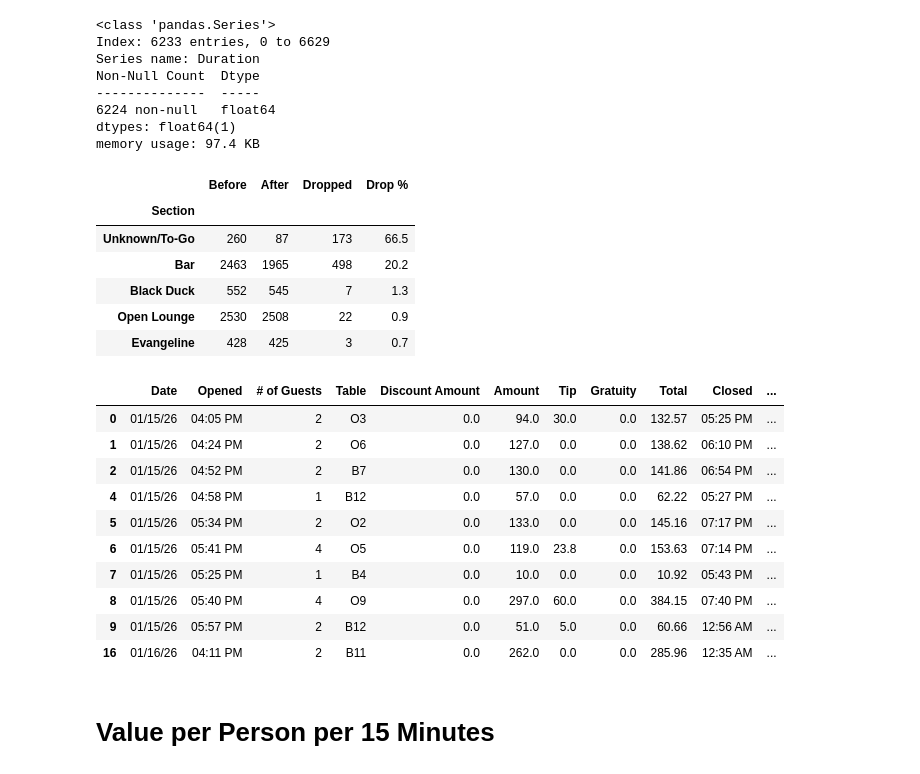
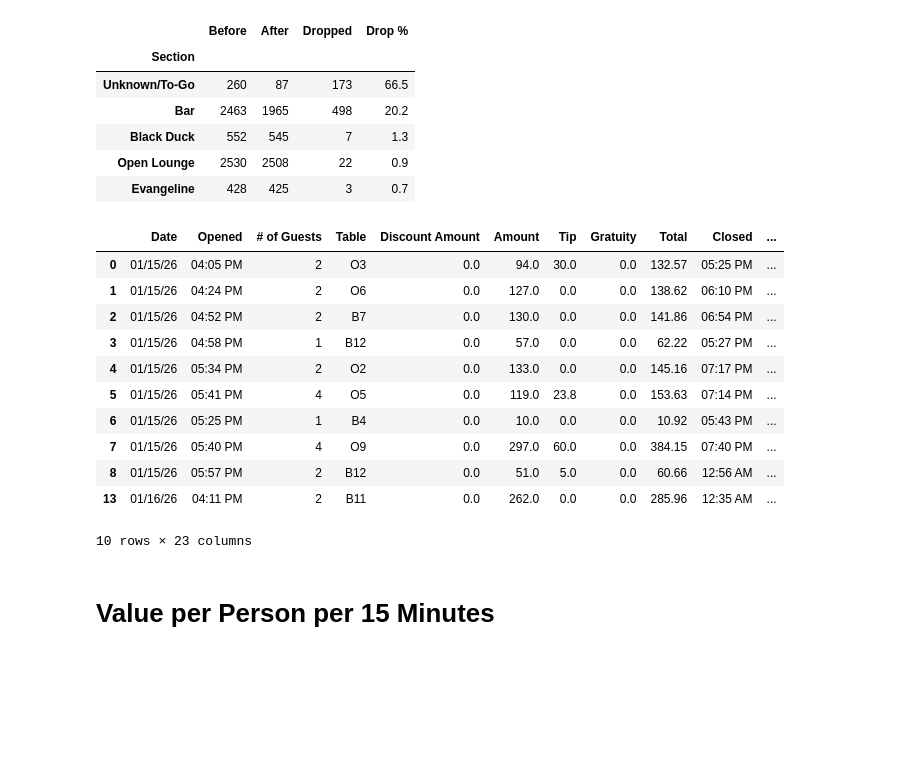
Before and after one commit to shaneap/artemis, a Jupyter notebook: test.ipynb, the cells around one changed output. Saved outputs shown, nothing was run; the diff lists cells and outputs as text; code cells hidden in the pictures; blank space fills up the shorter version.

```diff
--- a/test.ipynb
+++ b/test.ipynb
@@ -95,37 +78,16 @@ df['Section'] = df['Table'].map(get_section)
 # %%
-opened_dt = pd.to_datetime(df['Opened'], format='%m/%d/%y %I:%M %p')
-closed_dt = pd.to_datetime(df['Closed'], format='%m/%d/%y %I:%M %p')
-
-df.insert(0, 'Date', opened_dt.dt.strftime('%m/%d/%y'))
-
-# Use Toast's own Duration (Opened to Paid) rather than Closed - Opened: Closed frequently reflects
-# a late/batch POS close-out, not actual guest departure, which inflates the timestamp-diff version
-# (e.g. rows sitting open for hours or days). Duration (Opened to Paid) is a 'H:MM:SS' string.
-df['Duration'] = pd.to_timedelta(df['Duration (Opened to Paid)']).dt.total_seconds() / 60  # minutes
-df['Duration'].info()
-
+# Duration now comes from artemis.load_orders() -- it parses Toast's own
+# 'Duration (Opened to Paid)' rather than differencing Closed - Opened, since Closed frequently
+# reflects a late/batch POS close-out rather than actual guest departure.
+#
 # How much does the Duration >= 15min floor censor each section? Bar is walk-up/quick-turnover,
 # so this filter is expected to drop a disproportionate share of Bar rows -- worth knowing before
 # trusting any section's stats, especially Bar's (see the context-only summary at the end).
-pre_counts = df['Section'].value_counts()
-df = df[df['Duration'] >= 15]
-post_counts = df['Section'].value_counts()
-drop_summary = pd.DataFrame({
-    'Before': pre_counts,
-    'After': post_counts.reindex(pre_counts.index).fillna(0).astype(int),
-})
-drop_summary['Dropped'] = drop_summary['Before'] - drop_summary['After']
-drop_summary['Drop %'] = (100 * drop_summary['Dropped'] / drop_summary['Before']).round(1)
-drop_summary.sort_values('Drop %', ascending=False)
+# Unknown/To-Go loses two thirds of its rows here, which is exactly the revenue the Order_Type
+# split above now keeps visible.
+df, drop_summary = artemis.apply_duration_floor(df)
+drop_summary
 # %% [output]
-<class 'pandas.Series'>
-Index: 6233 entries, 0 to 6629
-Series name: Duration
-Non-Null Count  Dtype
---------------  -----
-6224 non-null   float64
-dtypes: float64(1)
-memory usage: 97.4 KB
 |  | Before | After | Dropped | Drop % |
 | Section |  |  |  |  |
 | Unknown/To-Go | 260 | 87 | 173 | 66.5 |
@@ -134,22 +96,27 @@ memory usage: 97.4 KB
 | Open Lounge | 2530 | 2508 | 22 | 0.9 |
 | Evangeline | 428 | 425 | 3 | 0.7 |
 # %%
-df['Opened'] = opened_dt.dt.strftime('%I:%M %p')
-df['Closed'] = closed_dt.dt.strftime('%I:%M %p')
+# Display-only formatting. Overwriting Opened/Closed with time-only strings is now safe:
+# the real timestamps live on in Opened_DT / Closed_DT / Paid_DT, and everything time-based
+# reads those instead.
+df.insert(0, 'Date', df['Opened_DT'].dt.strftime('%m/%d/%y'))
+df['Opened'] = df['Opened_DT'].dt.strftime('%I:%M %p')
+df['Closed'] = df['Closed_DT'].dt.strftime('%I:%M %p')
 
 df.head(10)
 # %% [output]
 |  | Date | Opened | # of Guests | Table | Discount Amount | Amount | Tip | Gratuity | Total | Closed | ... |
 | 0 | 01/15/26 | 04:05 PM | 2 | O3 | 0.0 | 94.0 | 30.0 | 0.0 | 132.57 | 05:25 PM | ... |
 | 1 | 01/15/26 | 04:24 PM | 2 | O6 | 0.0 | 127.0 | 0.0 | 0.0 | 138.62 | 06:10 PM | ... |
 | 2 | 01/15/26 | 04:52 PM | 2 | B7 | 0.0 | 130.0 | 0.0 | 0.0 | 141.86 | 06:54 PM | ... |
-| 4 | 01/15/26 | 04:58 PM | 1 | B12 | 0.0 | 57.0 | 0.0 | 0.0 | 62.22 | 05:27 PM | ... |
-| 5 | 01/15/26 | 05:34 PM | 2 | O2 | 0.0 | 133.0 | 0.0 | 0.0 | 145.16 | 07:17 PM | ... |
-| 6 | 01/15/26 | 05:41 PM | 4 | O5 | 0.0 | 119.0 | 23.8 | 0.0 | 153.63 | 07:14 PM | ... |
-| 7 | 01/15/26 | 05:25 PM | 1 | B4 | 0.0 | 10.0 | 0.0 | 0.0 | 10.92 | 05:43 PM | ... |
-| 8 | 01/15/26 | 05:40 PM | 4 | O9 | 0.0 | 297.0 | 60.0 | 0.0 | 384.15 | 07:40 PM | ... |
-| 9 | 01/15/26 | 05:57 PM | 2 | B12 | 0.0 | 51.0 | 5.0 | 0.0 | 60.66 | 12:56 AM | ... |
-| 16 | 01/16/26 | 04:11 PM | 2 | B11 | 0.0 | 262.0 | 0.0 | 0.0 | 285.96 | 12:35 AM | ... |
+| 3 | 01/15/26 | 04:58 PM | 1 | B12 | 0.0 | 57.0 | 0.0 | 0.0 | 62.22 | 05:27 PM | ... |
+| 4 | 01/15/26 | 05:34 PM | 2 | O2 | 0.0 | 133.0 | 0.0 | 0.0 | 145.16 | 07:17 PM | ... |
+| 5 | 01/15/26 | 05:41 PM | 4 | O5 | 0.0 | 119.0 | 23.8 | 0.0 | 153.63 | 07:14 PM | ... |
+| 6 | 01/15/26 | 05:25 PM | 1 | B4 | 0.0 | 10.0 | 0.0 | 0.0 | 10.92 | 05:43 PM | ... |
+| 7 | 01/15/26 | 05:40 PM | 4 | O9 | 0.0 | 297.0 | 60.0 | 0.0 | 384.15 | 07:40 PM | ... |
+| 8 | 01/15/26 | 05:57 PM | 2 | B12 | 0.0 | 51.0 | 5.0 | 0.0 | 60.66 | 12:56 AM | ... |
+| 13 | 01/16/26 | 04:11 PM | 2 | B11 | 0.0 | 262.0 | 0.0 | 0.0 | 285.96 | 12:35 AM | ... |
+10 rows × 23 columns
 # %% [markdown]
 # Value per Person per 15 Minutes
 # %%
```
Also changed, not shown: parts of 8 cells of this notebook, 4 other files.
